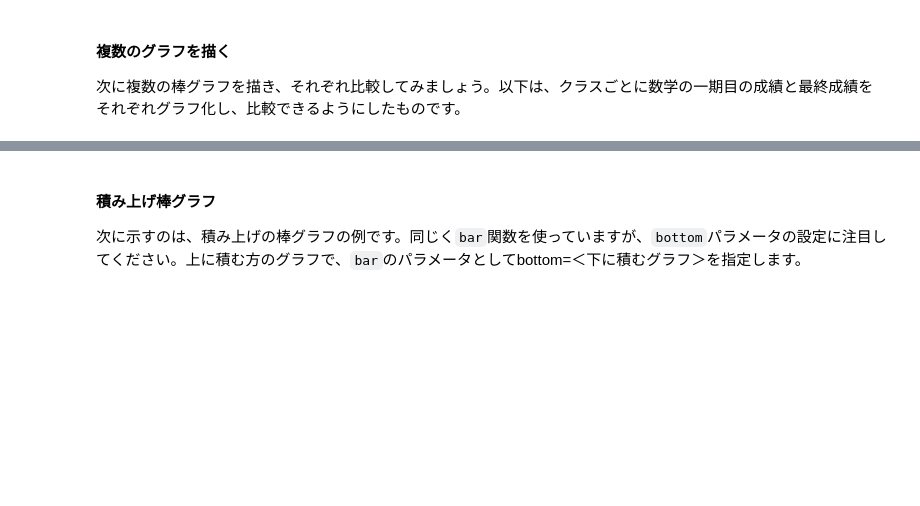
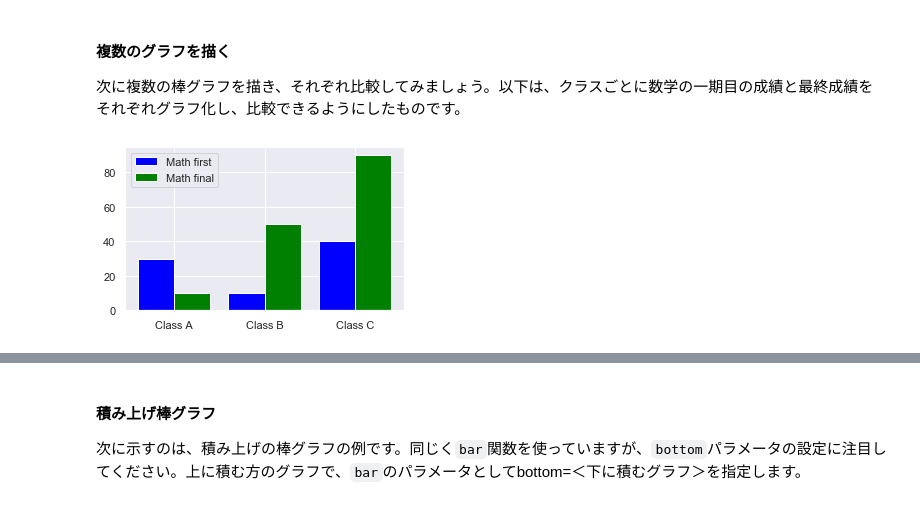
Before and after one commit to makkimaki/GCIwinter2019_assignments, a Jupyter notebook: week3/chapter5.ipynb, the cells around one changed output, grey strips where cells are left out. Cells and saved outputs as stored; diff of their text form; code cells hidden in the pictures; blank space fills up the shorter version.

```diff
--- a/week3/chapter5.ipynb
+++ b/week3/chapter5.ipynb
@@ -116,23 +116,25 @@ plt.grid(True)
 # %%
 # データの準備
 y1 = np.array([30, 10, 40])
 y2 = np.array([10, 50, 90])
 
 # X軸のデータ
 x = np.arange(len(y1))
 
 # グラフの幅
 w = 0.4
 
 # グラフの大きさ指定
-plt.figure(figsize = (10, 6))
+plt.figure(figsize = (5, 3))
 
 # グラフの描画。y2の方はグラフの幅の分、右にずらして描画する
 plt.bar(x, y1, color = 'blue', width = w, label = 'Math first', align = 'center')
 plt.bar(x + w, y2, color='green', width = w, label = 'Math final', align = 'center')
 
 # 凡例を最適な位置に配置
 plt.legend(loc = 'best')
 
 plt.xticks(x + w / 2, ['Class A', 'Class B', 'Class C'])
 plt.grid(True)
+# %% [output]
+[figure, added]
```
Also changed, not shown: parts of 11 cells of this notebook, 1 other file.
